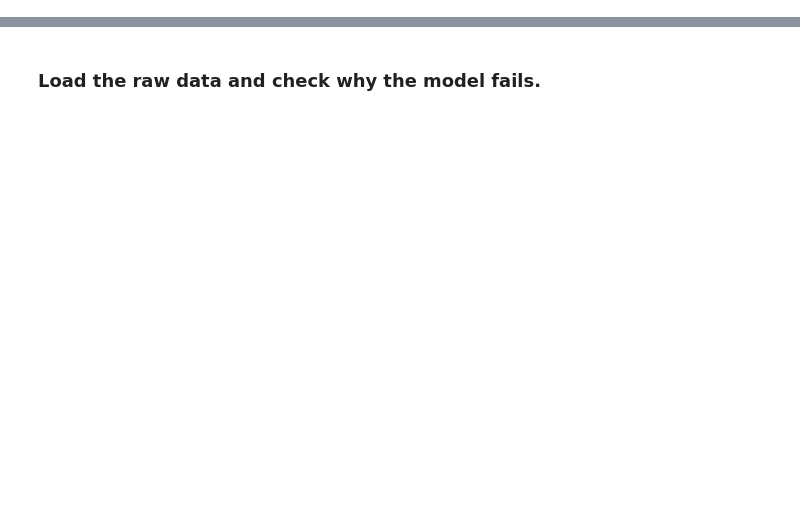
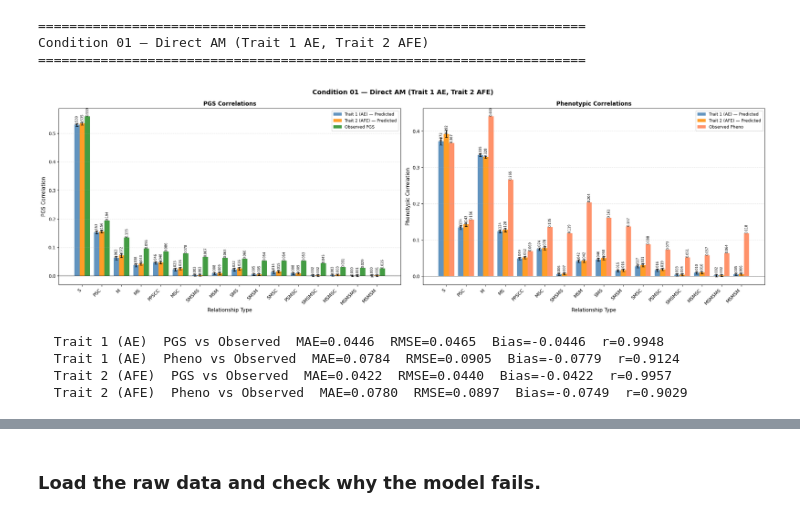
Before and after one commit to Xuanyu-Lyu/PGS_Cor_Relative, a Jupyter notebook: Scripts/nn_NPE/Analysis_NPE.ipynb, the cells around one changed output, grey strips where cells are left out. Drawn from its saved outputs; the diff is of its cells as text; code cells hidden in the pictures; blank space fills up the shorter version.

Commit message:
update the first three conditions

```diff
--- a/Scripts/nn_NPE/Analysis_NPE.ipynb
+++ b/Scripts/nn_NPE/Analysis_NPE.ipynb
@@ -608,26 +0,0 @@ Prediction error — Condition 04 Trait 1 PGS1 vs Observed PGS:
-# %%
-# ── Condition 04 — Trait 1 (EA) — Y1 phenotypic bar chart ─────────────────
-fig, ax = plt.subplots(figsize=(16, 7))
-bars1 = ax.bar(x_04 - width / 2, pivoted_04["Correlation_Mean_Y1"], width,
-               yerr=pivoted_04["Correlation_SD_Y1"], capsize=3,
-               label="Y1 Predicted (AM Migration)", alpha=0.8, color="mediumpurple")
-bars2 = ax.bar(x_04 + width / 2, pivoted_04["Obs_Pheno"], width,
-               label="Observed Pheno", alpha=0.8, color="coral")
-
-add_bar_labels(ax, bars1)
-add_bar_labels(ax, bars2)
-
-ax.set_xlabel("Relationship Type", fontsize=12, fontweight="bold")
-ax.set_ylabel("Phenotypic Correlation", fontsize=12, fontweight="bold")
-ax.set_title("Condition 04 — Trait 1 / EA (AM Migration) — Y1 Phenotypic Correlations vs Observed",
-             fontsize=13, fontweight="bold")
-ax.set_xticks(x_04)
-ax.set_xticklabels(rel_types_04, rotation=45, ha="right")
-ax.legend(fontsize=11)
-ax.grid(axis="y", alpha=0.3, linestyle="--")
-ax.axhline(0, color="black", linewidth=0.5)
-plt.tight_layout()
-plt.show()
-
-print("\nPrediction error — Condition 04 Trait 1 Y1 vs Observed Pheno:")
-error_summary("Y1 vs Obs_Pheno", "Correlation_Mean_Y1", "Obs_Pheno", pivoted_04)
@@ -637,0 +258,12 @@ Prediction error — Condition 04 Trait 1 Y1 vs Observed Pheno:
+# %%
+cond = CONDITIONS[0]
+plot_condition(cond["label"], cond["csv"], cond["traits"])
+# %% [output]
+======================================================================
+Condition 01 — Direct AM (Trait 1 AE, Trait 2 AFE)
+======================================================================
+[figure, added]
+  Trait 1 (AE)  PGS vs Observed  MAE=0.0446  RMSE=0.0465  Bias=-0.0446  r=0.9948
+  Trait 1 (AE)  Pheno vs Observed  MAE=0.0784  RMSE=0.0905  Bias=-0.0779  r=0.9124
+  Trait 2 (AFE)  PGS vs Observed  MAE=0.0422  RMSE=0.0440  Bias=-0.0422  r=0.9957
+  Trait 2 (AFE)  Pheno vs Observed  MAE=0.0780  RMSE=0.0897  Bias=-0.0749  r=0.9029
```
Also changed, not shown: parts of 38 cells of this notebook, 4 other files.
